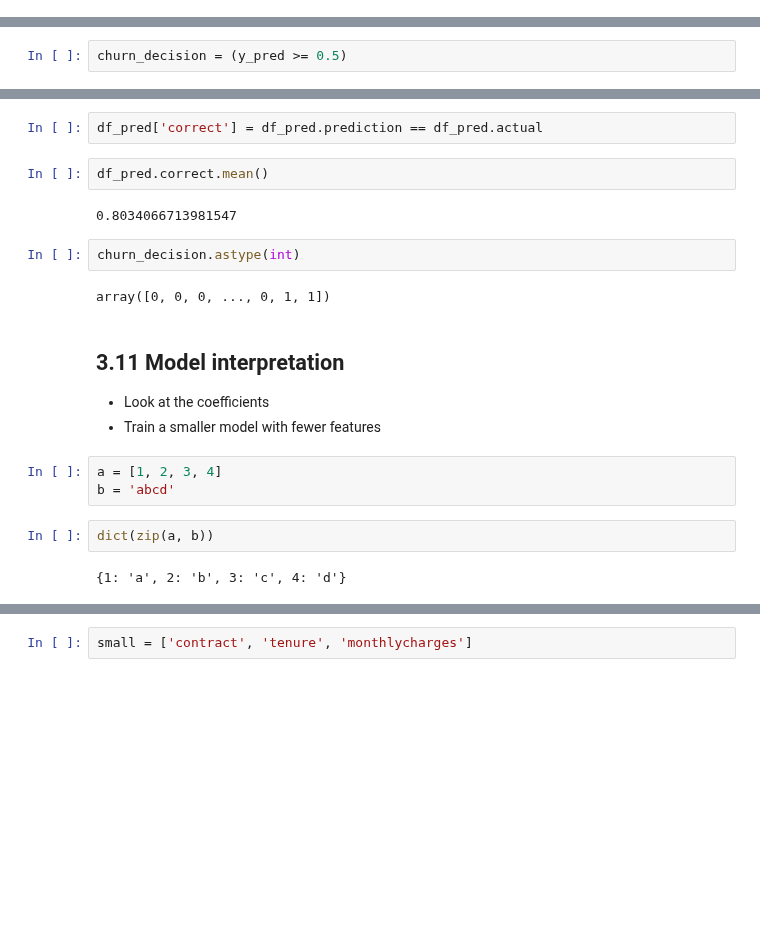
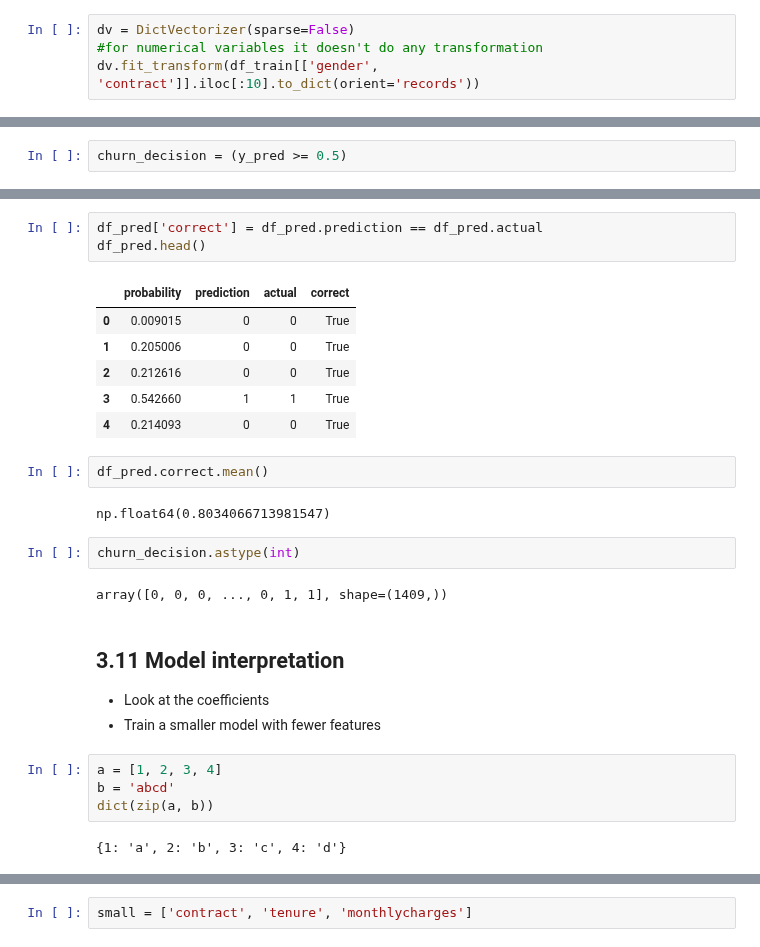
Before and after one commit to DataTalksClub/machine-learning-zoomcamp, a Jupyter notebook: 03-classification/notebook.ipynb, the cells around one changed output, grey strips where cells are left out. Cells and saved outputs as stored; diff of their text form; blank space fills up the shorter version.

```diff
--- a/03-classification/notebook.ipynb
+++ b/03-classification/notebook.ipynb
@@ -426,0 +466,4 @@ from sklearn.feature_extraction import DictVectorizer
+# %%
+dv = DictVectorizer(sparse=False)
+#for numerical variables it doesn't do any transformation
+dv.fit_transform(df_train[['gender', 'contract']].iloc[:10].to_dict(orient='records'))
@@ -516,13 +594,21 @@ df_pred['actual'] = y_val
 # %%
 df_pred['correct'] = df_pred.prediction == df_pred.actual
+df_pred.head()
+# %% [output]
+|  | probability | prediction | actual | correct |
+| 0 | 0.009015 | 0 | 0 | True |
+| 1 | 0.205006 | 0 | 0 | True |
+| 2 | 0.212616 | 0 | 0 | True |
+| 3 | 0.542660 | 1 | 1 | True |
+| 4 | 0.214093 | 0 | 0 | True |
 # %%
 df_pred.correct.mean()
 # %% [output]
-0.8034066713981547
+np.float64(0.8034066713981547)
 # %%
 churn_decision.astype(int)
 # %% [output]
-array([0, 0, 0, ..., 0, 1, 1])
+array([0, 0, 0, ..., 0, 1, 1], shape=(1409,))
 # %% [markdown]
 ## 3.11 Model interpretation
 
@@ -531,10 +617,9 @@ array([0, 0, 0, ..., 0, 1, 1])
 # %%
 a = [1, 2, 3, 4]
 b = 'abcd'
+dict(zip(a, b))
+# %% [output]
+{1: 'a', 2: 'b', 3: 'c', 4: 'd'}
-# %%
-dict(zip(a, b))
-# %% [output]
-{1: 'a', 2: 'b', 3: 'c', 4: 'd'}
 # %%
 dict(zip(dv.get_feature_names_out(), model.coef_[0].round(3)))
 # %% [output]
```
Also changed, not shown: parts of 60 cells of this notebook, 1 other file.
